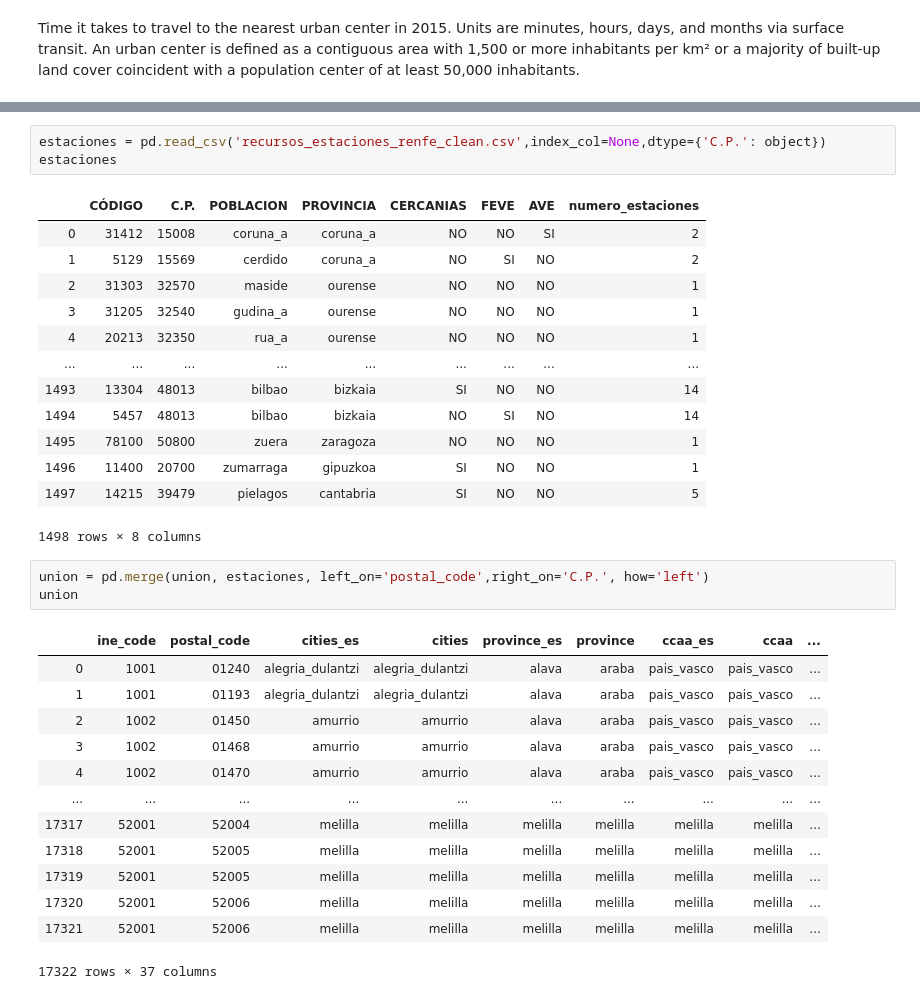
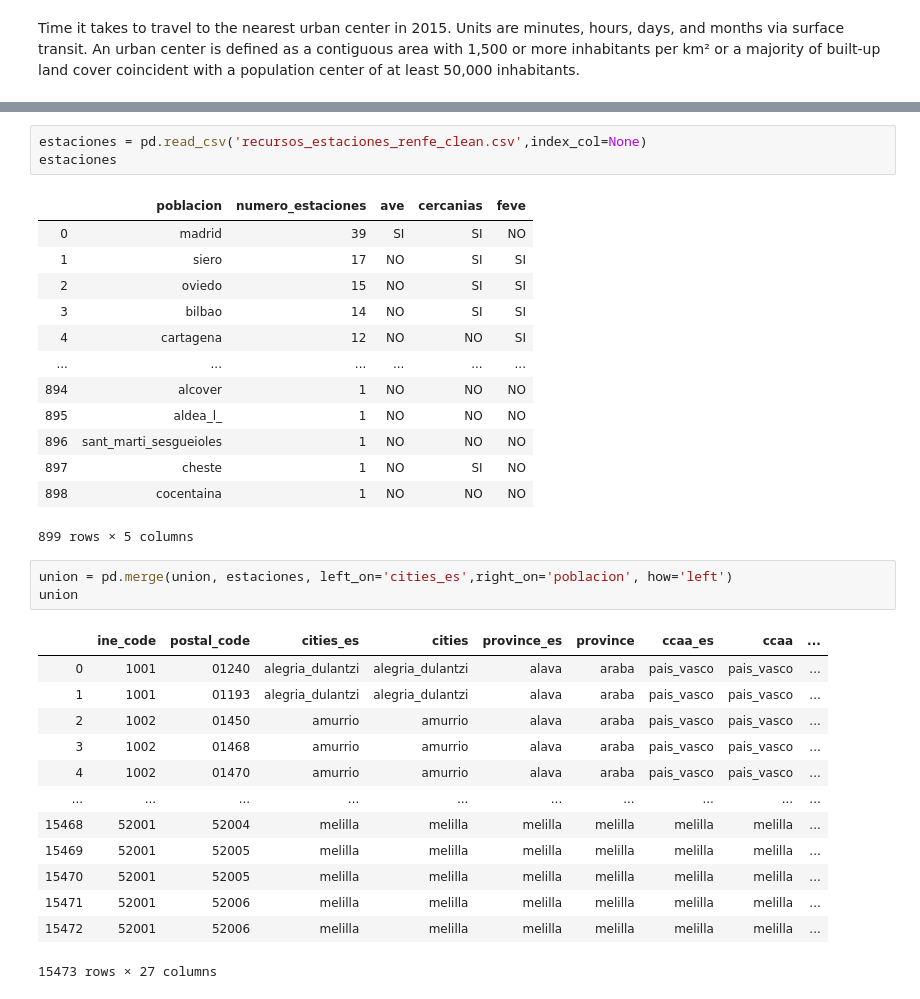
Before and after one commit to patcalsi/Exodus_urbano, a Jupyter notebook: data/Guille/Union_Guille.ipynb, the cells around one changed output, grey strips where cells are left out. Saved outputs shown, nothing was run; the diff lists cells and outputs as text.

Commit message:
mejoro fichero de union

```diff
--- a/data/Guille/Union_Guille.ipynb
+++ b/data/Guille/Union_Guille.ipynb
@@ -292,22 +282,22 @@ union.head()
 # %%
-estaciones = pd.read_csv('recursos_estaciones_renfe_clean.csv',index_col=None,dtype={'C.P.': object})
+estaciones = pd.read_csv('recursos_estaciones_renfe_clean.csv',index_col=None)
 estaciones
 # %% [output]
-|  | CÓDIGO | C.P. | POBLACION | PROVINCIA | CERCANIAS | FEVE | AVE | numero_estaciones |
-| 0 | 31412 | 15008 | coruna_a | coruna_a | NO | NO | SI | 2 |
-| 1 | 5129 | 15569 | cerdido | coruna_a | NO | SI | NO | 2 |
-| 2 | 31303 | 32570 | maside | ourense | NO | NO | NO | 1 |
-| 3 | 31205 | 32540 | gudina_a | ourense | NO | NO | NO | 1 |
-| 4 | 20213 | 32350 | rua_a | ourense | NO | NO | NO | 1 |
-| ... | ... | ... | ... | ... | ... | ... | ... | ... |
-| 1493 | 13304 | 48013 | bilbao | bizkaia | SI | NO | NO | 14 |
-| 1494 | 5457 | 48013 | bilbao | bizkaia | NO | SI | NO | 14 |
-| 1495 | 78100 | 50800 | zuera | zaragoza | NO | NO | NO | 1 |
-| 1496 | 11400 | 20700 | zumarraga | gipuzkoa | SI | NO | NO | 1 |
-| 1497 | 14215 | 39479 | pielagos | cantabria | SI | NO | NO | 5 |
+|  | poblacion | numero_estaciones | ave | cercanias | feve |
+| 0 | madrid | 39 | SI | SI | NO |
+| 1 | siero | 17 | NO | SI | SI |
+| 2 | oviedo | 15 | NO | SI | SI |
+| 3 | bilbao | 14 | NO | SI | SI |
+| 4 | cartagena | 12 | NO | NO | SI |
+| ... | ... | ... | ... | ... | ... |
+| 894 | alcover | 1 | NO | NO | NO |
+| 895 | aldea_l_ | 1 | NO | NO | NO |
+| 896 | sant_marti_sesgueioles | 1 | NO | NO | NO |
+| 897 | cheste | 1 | NO | SI | NO |
+| 898 | cocentaina | 1 | NO | NO | NO |
-1498 rows × 8 columns
+899 rows × 5 columns
 # %%
-union = pd.merge(union, estaciones, left_on='postal_code',right_on='C.P.', how='left')
+union = pd.merge(union, estaciones, left_on='cities_es',right_on='poblacion', how='left')
 union
 # %% [output]
 |  | ine_code | postal_code | cities_es | cities | province_es | province | ccaa_es | ccaa | ... |
@@ -317,10 +307,10 @@ union
 | 3 | 1002 | 01468 | amurrio | amurrio | alava | araba | pais_vasco | pais_vasco | ... |
 | 4 | 1002 | 01470 | amurrio | amurrio | alava | araba | pais_vasco | pais_vasco | ... |
 | ... | ... | ... | ... | ... | ... | ... | ... | ... | ... |
-| 17317 | 52001 | 52004 | melilla | melilla | melilla | melilla | melilla | melilla | ... |
-| 17318 | 52001 | 52005 | melilla | melilla | melilla | melilla | melilla | melilla | ... |
-| 17319 | 52001 | 52005 | melilla | melilla | melilla | melilla | melilla | melilla | ... |
-| 17320 | 52001 | 52006 | melilla | melilla | melilla | melilla | melilla | melilla | ... |
-| 17321 | 52001 | 52006 | melilla | melilla | melilla | melilla | melilla | melilla | ... |
+| 15468 | 52001 | 52004 | melilla | melilla | melilla | melilla | melilla | melilla | ... |
+| 15469 | 52001 | 52005 | melilla | melilla | melilla | melilla | melilla | melilla | ... |
+| 15470 | 52001 | 52005 | melilla | melilla | melilla | melilla | melilla | melilla | ... |
+| 15471 | 52001 | 52006 | melilla | melilla | melilla | melilla | melilla | melilla | ... |
+| 15472 | 52001 | 52006 | melilla | melilla | melilla | melilla | melilla | melilla | ... |
-17322 rows × 37 columns
+15473 rows × 27 columns
 # %%
```
Also changed, not shown: parts of 11 cells of this notebook.
